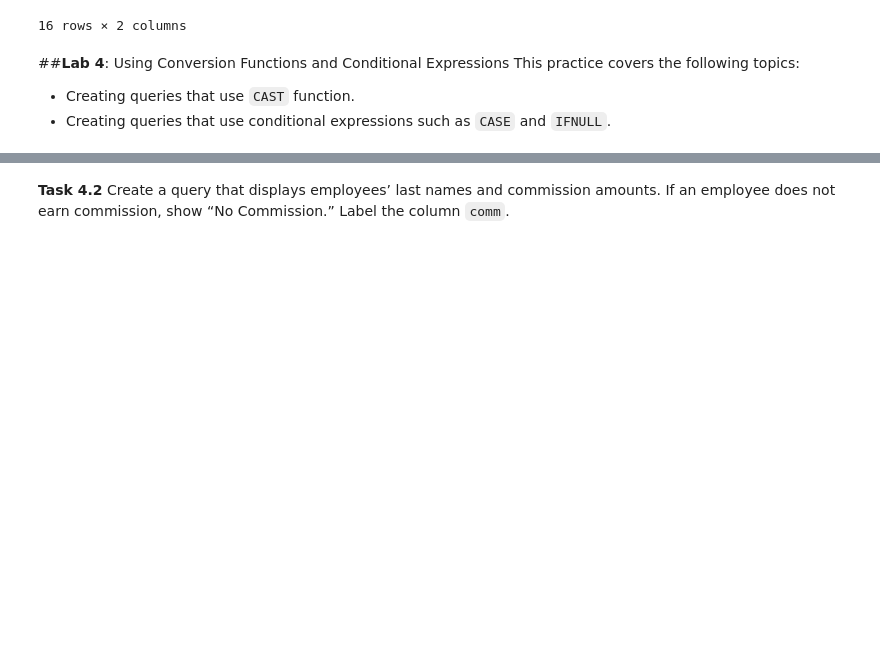
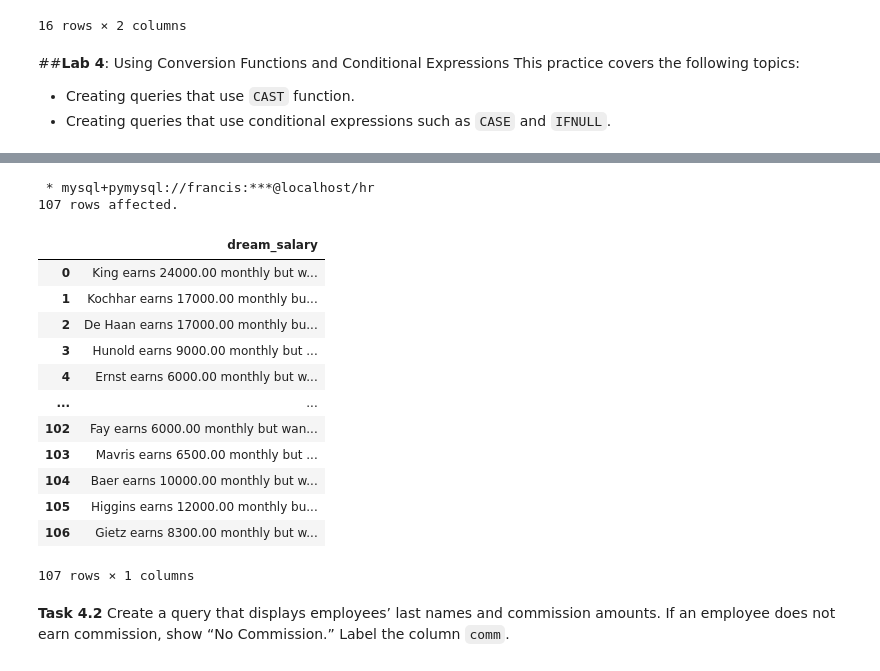
Before and after one commit to Ckodrad/CM3010-Database-Labs, a Jupyter notebook: Labs/MySQL Hand-On Lab.ipynb, the cells around one changed output, grey strips where cells are left out. Drawn from its saved outputs; the diff is of its cells as text; code cells hidden in the pictures; blank space fills up the shorter version.

```diff
--- a/Labs/MySQL Hand-On Lab.ipynb
+++ b/Labs/MySQL Hand-On Lab.ipynb
@@ -355,6 +374,24 @@ employee's <code>last name</code> earns <code>salary</code> monthly but wants <c
 # %%
 %%sql
 # Insert Your Code Here
+SELECT CONCAT(last_name, " earns ", salary , " monthly but wants ", salary * 3 ) AS dream_salary
+FROM employees;
+# %% [output]
+ * mysql+pymysql://francis:***@localhost/hr
+107 rows affected.
+|  | dream_salary |
+| 0 | King earns 24000.00 monthly but w... |
+| 1 | Kochhar earns 17000.00 monthly bu... |
+| 2 | De Haan earns 17000.00 monthly bu... |
+| 3 | Hunold earns 9000.00 monthly but ... |
+| 4 | Ernst earns 6000.00 monthly but w... |
+| ... | ... |
+| 102 | Fay earns 6000.00 monthly but wan... |
+| 103 | Mavris earns 6500.00 monthly but ... |
+| 104 | Baer earns 10000.00 monthly but w... |
+| 105 | Higgins earns 12000.00 monthly bu... |
+| 106 | Gietz earns 8300.00 monthly but w... |
+107 rows × 1 columns
 # %% [markdown]
 **Task 4.2** Create a query that displays employees’ last names and commission amounts. If an
 employee does not earn commission, show “No Commission.” Label the column <code>comm</code>.
```
Also changed, not shown: parts of 4 cells of this notebook.
